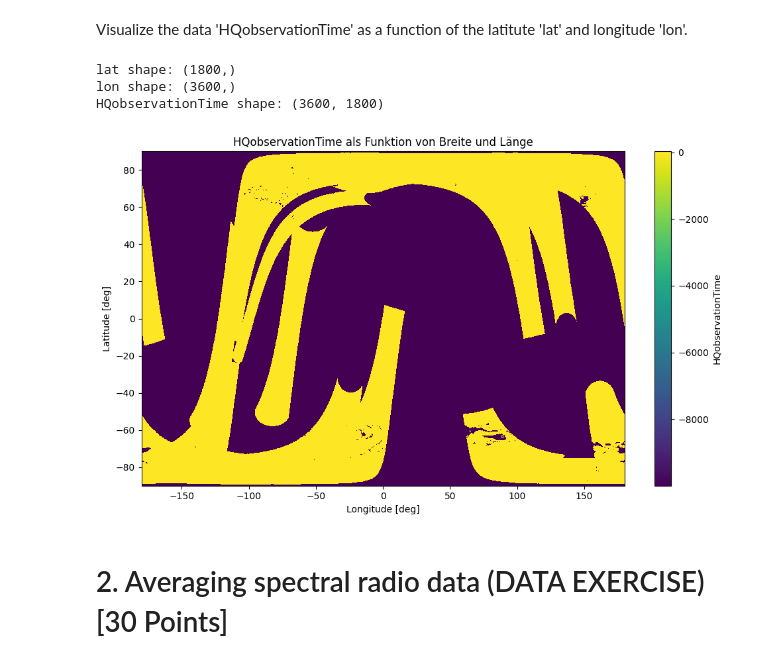
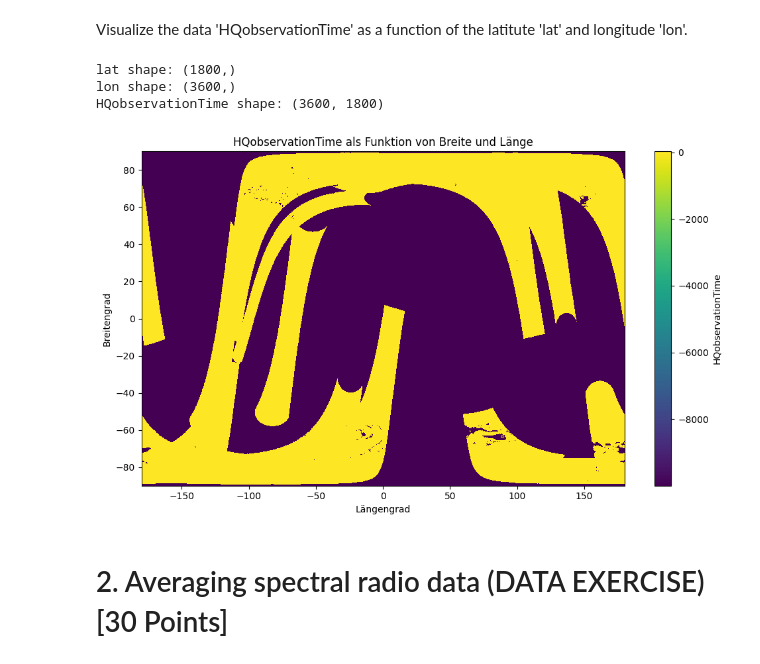
Before and after one commit to DAAP-Summer-2024/astronomical-data-analysis-nilejara, a Jupyter notebook: assignment_2.ipynb, the cells around one changed output. Drawn from its saved outputs; the diff is of its cells as text; code cells hidden in the pictures.

```diff
--- a/assignment_2.ipynb
+++ b/assignment_2.ipynb
@@ -313,39 +289,34 @@ print(df)
 # %% [markdown]
 Visualize the data 'HQobservationTime' as a function of the latitute 'lat' and longitude 'lon'.
 # %%
-# your code goes here
-
 import h5py
 import numpy as np
 import matplotlib.pyplot as plt
 
-# Datei öffnen
 hdffilename = "Data/3B-HHR.MS.MRG.3IMERG.20141001-S090000-E092959.0540.V05B.HDF5"
 with h5py.File(hdffilename, 'r') as hdf_file:
-    # Lese die relevanten Datensätze
+
     lat = hdf_file['Grid/lat'][:]
     lon = hdf_file['Grid/lon'][:]
     hq_obs_time = hdf_file['Grid/HQobservationTime'][:]
 
-    # Prüfe die Formen
     print("lat shape:", lat.shape)
     print("lon shape:", lon.shape)
     print("HQobservationTime shape:", hq_obs_time.shape)
 
-    # Erstelle ein 2D-Plot (z.B. als Heatmap)
     plt.figure(figsize=(10, 6))
     plt.pcolormesh(lon, lat, hq_obs_time.T, shading='auto', cmap='viridis')
-    plt.xlabel('Longitude [deg]')
-    plt.ylabel('Latitude [deg]')
+    plt.xlabel('Längengrad')
+    plt.ylabel('Breitengrad')
     plt.title('HQobservationTime als Funktion von Breite und Länge')
     plt.colorbar(label='HQobservationTime')
     plt.tight_layout()
     plt.show()
 # %% [output]
 lat shape: (1800,)
 lon shape: (3600,)
 HQobservationTime shape: (3600, 1800)
-[figure, old version]
+[figure, new version]
 # %% [markdown]
 # 2. Averaging spectral radio data (DATA EXERCISE) [30 Points]
 # %% [markdown]
```
Also changed, not shown: parts of 8 cells of this notebook.
